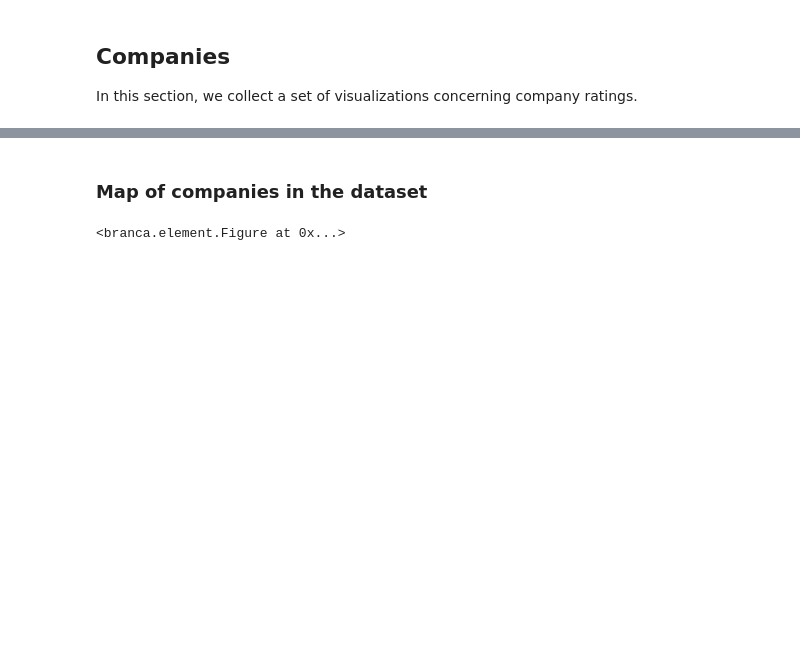
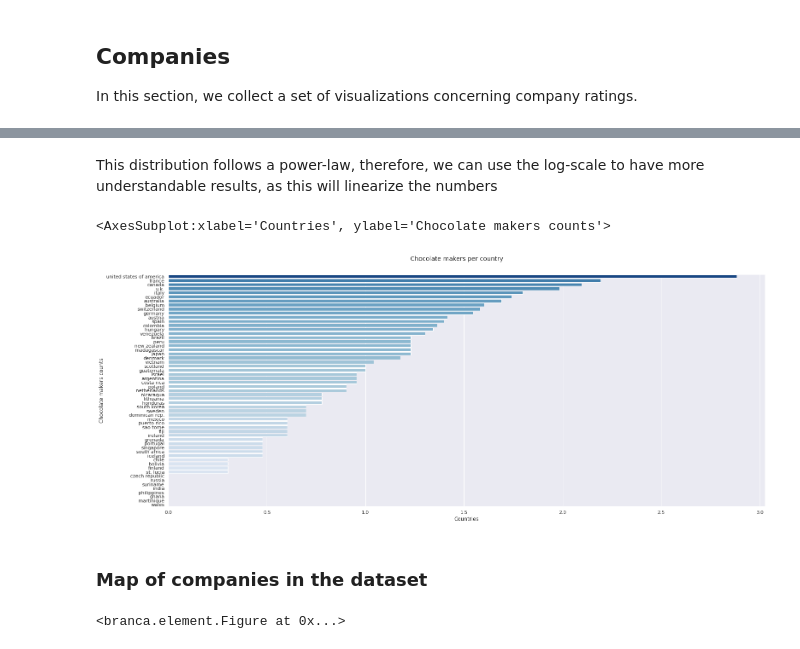
Before and after one commit to loris2222/ChocoData, a Jupyter notebook: code/ChocoData_from_colab.ipynb, the cells around one changed output, grey strips where cells are left out. Drawn from its saved outputs; the diff is of its cells as text; code cells hidden in the pictures; blank space fills up the shorter version.

```diff
--- a/code/ChocoData_from_colab.ipynb
+++ b/code/ChocoData_from_colab.ipynb
@@ -380,3 +403,35 @@ In this section, we collect a set of visualizations concerning company ratings.
+# %% [markdown]
+This distribution follows a power-law, therefore, we can use the log-scale to have more understandable results, as this will linearize the numbers
+# %%
+countries_counts = chocodata.groupby(["company_location"]).size().reset_index(name='counts')
+countries_counts = countries_counts.sort_values(by=['counts'], ascending=False)
+counts_list = list(countries_counts['counts'])
+countries_counts['counts'] = [np.log10(x) for x in counts_list]
+counts_log_list = list(countries_counts['counts'])
+
+min = np.min(counts_log_list)
+max = np.max(counts_log_list)
+
+colormap = branca.colormap.linear.Blues_07.scale(min, max)
+counts_list = list(countries_counts['counts'])
+palette = [colormap(x) for x in counts_log_list]
+
+fig, ax = plt.subplots(figsize=(25, 10))
+
+fig.suptitle('Chocolate makers per country', y=0.94)
+#sns.kdeplot(ax=ax, data=countries_counts, x="counts", bw_adjust=.25)
+#sns.histplot(ax=ax, data=countries_counts, x="counts", bins=100, palette=colormap)
+#sns.countplot(ax=ax, data=countries_counts, x='counts', palette=palette)
+sns.barplot(ax=ax, data=countries_counts, x="counts", y="company_location", palette=palette)
+
+#ax.set_xlim(0, 764)
+#ax.set_ylim(0, 35)
+
+#annotate_with_counts(ax)
+rename_axes(ax, 'Countries', 'Chocolate makers counts')
+# %% [output]
+<AxesSubplot:xlabel='Countries', ylabel='Chocolate makers counts'>
+[figure, added]
 # %% [markdown]
 ### Map of companies in the dataset
 # %%
```
Also changed, not shown: parts of 11 cells of this notebook.
